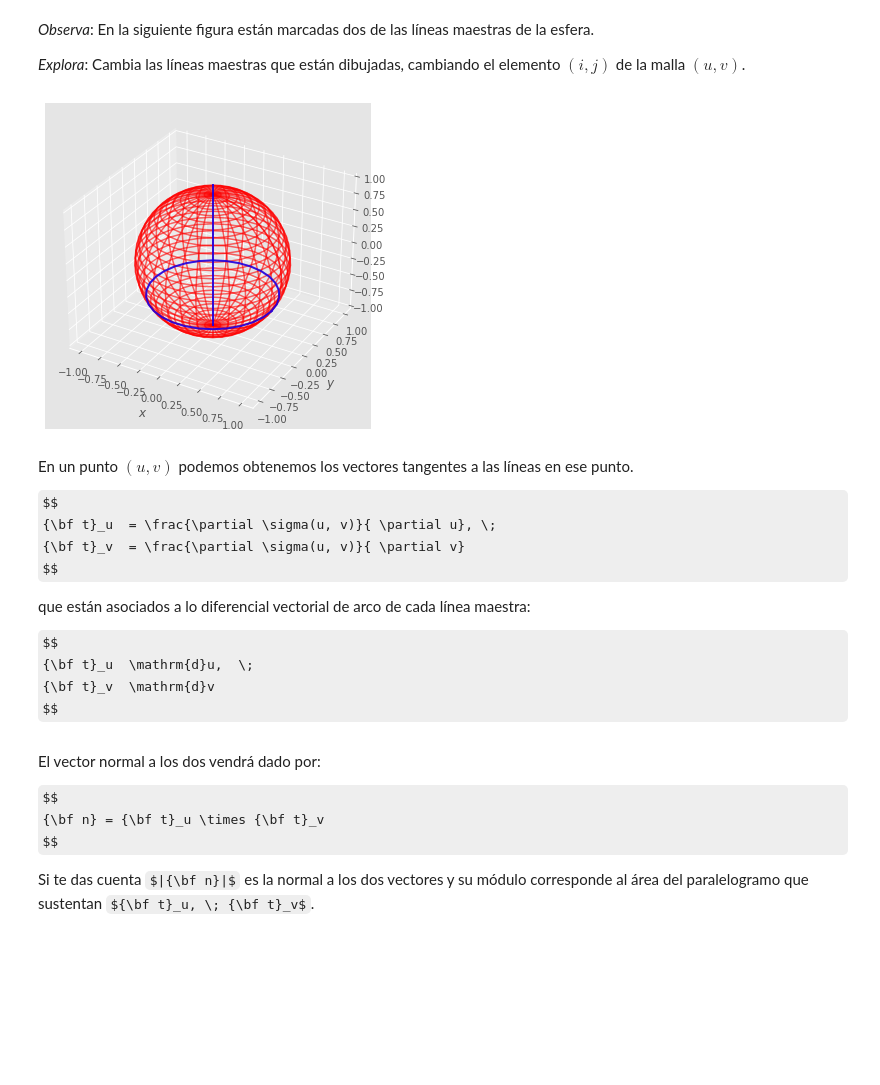
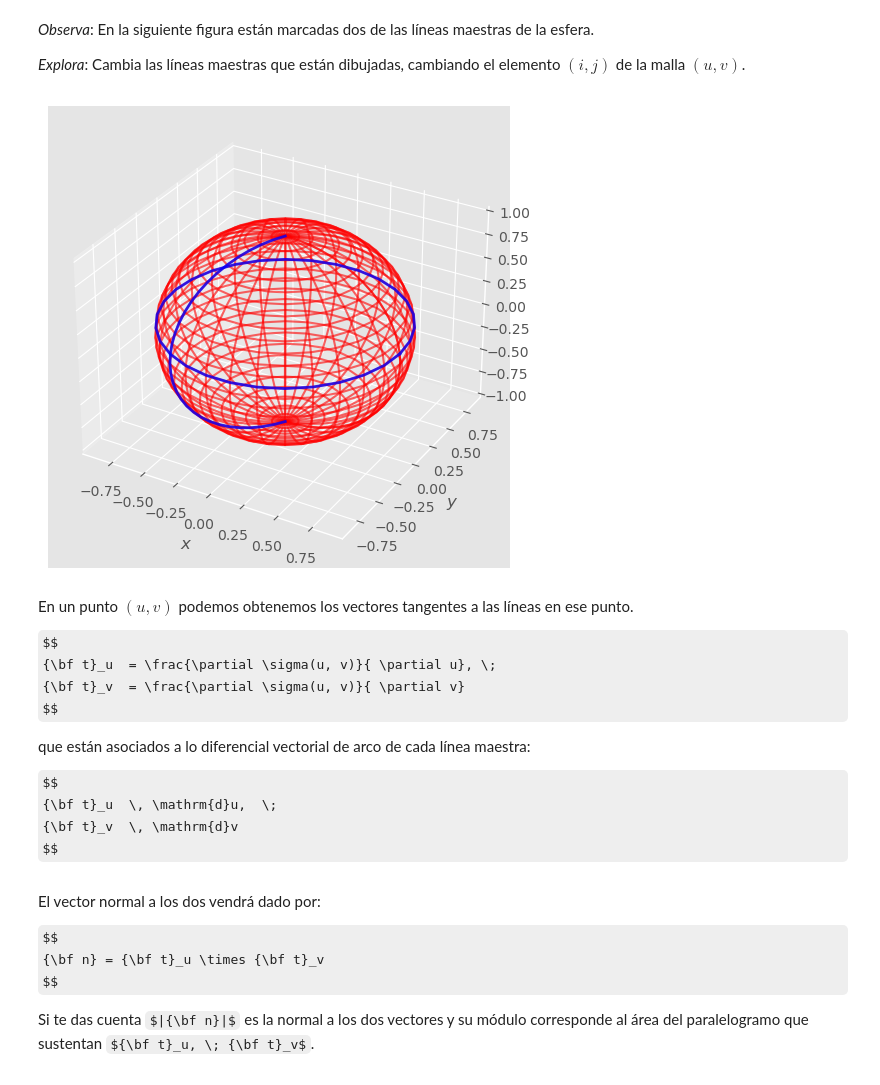
Before and after one commit to xabiercidvidal/USC-MMIII, a Jupyter notebook: notebooks/tcalvec_integral_superficie.ipynb, the cells around one changed output. Cells and saved outputs as stored; diff of their text form; code cells hidden in the pictures; some formulas as TeX source; blank space fills up the shorter version.

```diff
--- a/notebooks/tcalvec_integral_superficie.ipynb
+++ b/notebooks/tcalvec_integral_superficie.ipynb
@@ -111,18 +111,18 @@ gf.wfmasterlines(xfun, yfun, zfun, phirange, zrange, ui = phii, vj = zj);
 # %%
 r          = 1.
 phirange   = (0., 2*np.pi, 31)
 thetarange = (0.,   np.pi, 31)
-phii, thetaj = 10, 20 # 20, 14
+phii, thetaj = 20, 14 # 20, 14
 f0         =  0.85
 xfun = lambda phi, theta : f0 * r * np.sin(theta) * np.cos(phi)
 yfun = lambda phi, theta : f0 * r * np.sin(theta) * np.sin(phi)
 zfun = lambda phi, theta : r * np.cos(theta)
 gf.wfsurface(xfun, yfun, zfun, phirange, thetarange, alpha = 0.6);
 gf.wfmasterlines(xfun, yfun, zfun, phirange, thetarange, ui = phii, vj = thetaj);
-plt.gca(projection='3d').auto_scale_xyz((-1, 1), (-1, 1), (-1, 1))
-#plt.gca().set_aspect('equal','box')
+#plt.gca(projection='3d').auto_scale_xyz((-1, 1), (-1, 1), (-1, 1))
+#plt.set_aspect('equal','box')
 # %% [output]
-[figure, old version]
+[figure, new version]
 # %% [markdown]
 En un punto $(u, v)$ podemos obtenemos los vectores tangentes a las líneas en ese punto.
 
@@ -134,8 +134,8 @@ $$
 que están asociados a lo diferencial vectorial de arco de cada línea maestra:
 
 $$
-{\bf t}_u  \mathrm{d}u,  \;
-{\bf t}_v  \mathrm{d}v
+{\bf t}_u  \, \mathrm{d}u,  \;
+{\bf t}_v  \, \mathrm{d}v
 $$
 # %% [markdown]
 El vector normal a los dos vendrá dado por:
```
Also changed, not shown: parts of 15 cells of this notebook, 4 other files.
